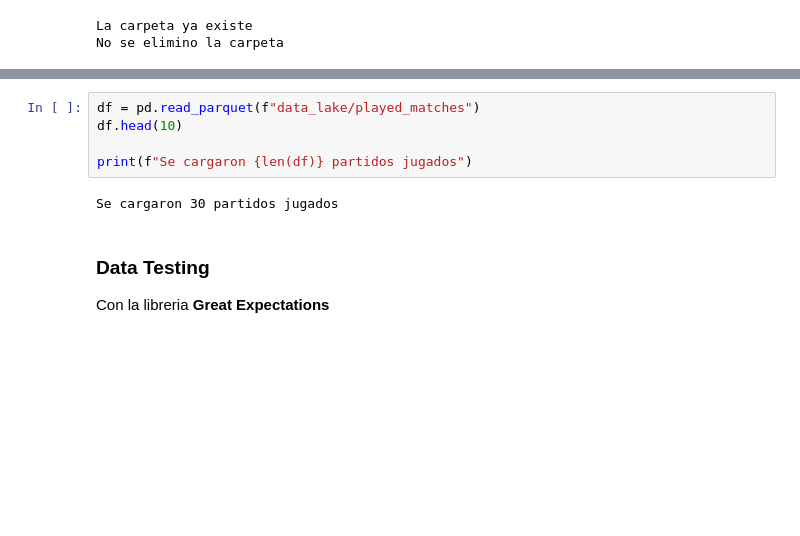
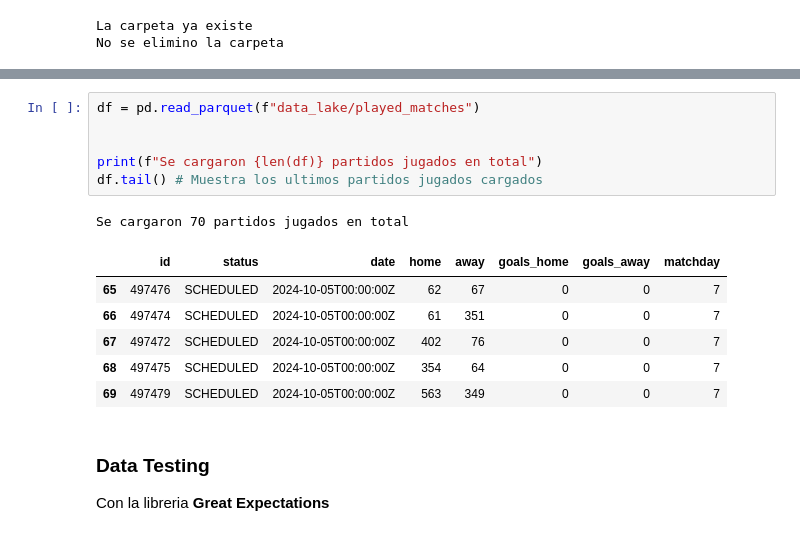
Before and after one commit to RaphaelNicaise/DataEngineering_PremierLeague, a Jupyter notebook: Extraccion_datos_football_data.ipynb, the cells around one changed output, grey strips where cells are left out. Drawn from its saved outputs; the diff is of its cells as text; blank space fills up the shorter version.

```diff
--- a/Extraccion_datos_football_data.ipynb
+++ b/Extraccion_datos_football_data.ipynb
@@ -425,10 +445,17 @@ df.sort_values(by='date',ascending=False)
 # %%
 df = pd.read_parquet(f"data_lake/played_matches")
-df.head(10)
 
-print(f"Se cargaron {len(df)} partidos jugados")
+
+print(f"Se cargaron {len(df)} partidos jugados en total")
+df.tail() # Muestra los ultimos partidos jugados cargados
 # %% [output]
-Se cargaron 30 partidos jugados
+Se cargaron 70 partidos jugados en total
+|  | id | status | date | home | away | goals_home | goals_away | matchday |
+| 65 | 497476 | SCHEDULED | 2024-10-05T00:00:00Z | 62 | 67 | 0 | 0 | 7 |
+| 66 | 497474 | SCHEDULED | 2024-10-05T00:00:00Z | 61 | 351 | 0 | 0 | 7 |
+| 67 | 497472 | SCHEDULED | 2024-10-05T00:00:00Z | 402 | 76 | 0 | 0 | 7 |
+| 68 | 497475 | SCHEDULED | 2024-10-05T00:00:00Z | 354 | 64 | 0 | 0 | 7 |
+| 69 | 497479 | SCHEDULED | 2024-10-05T00:00:00Z | 563 | 349 | 0 | 0 | 7 |
 # %% [markdown]
 ### Data Testing
 
```
Also changed, not shown: parts of 15 cells of this notebook.
